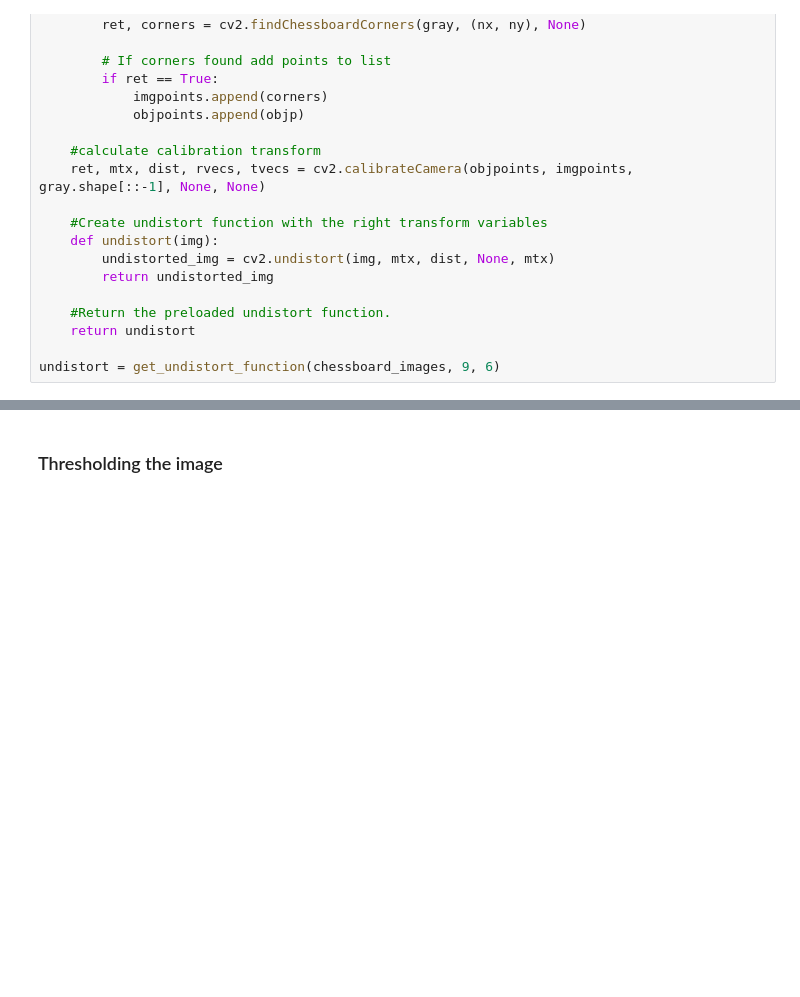
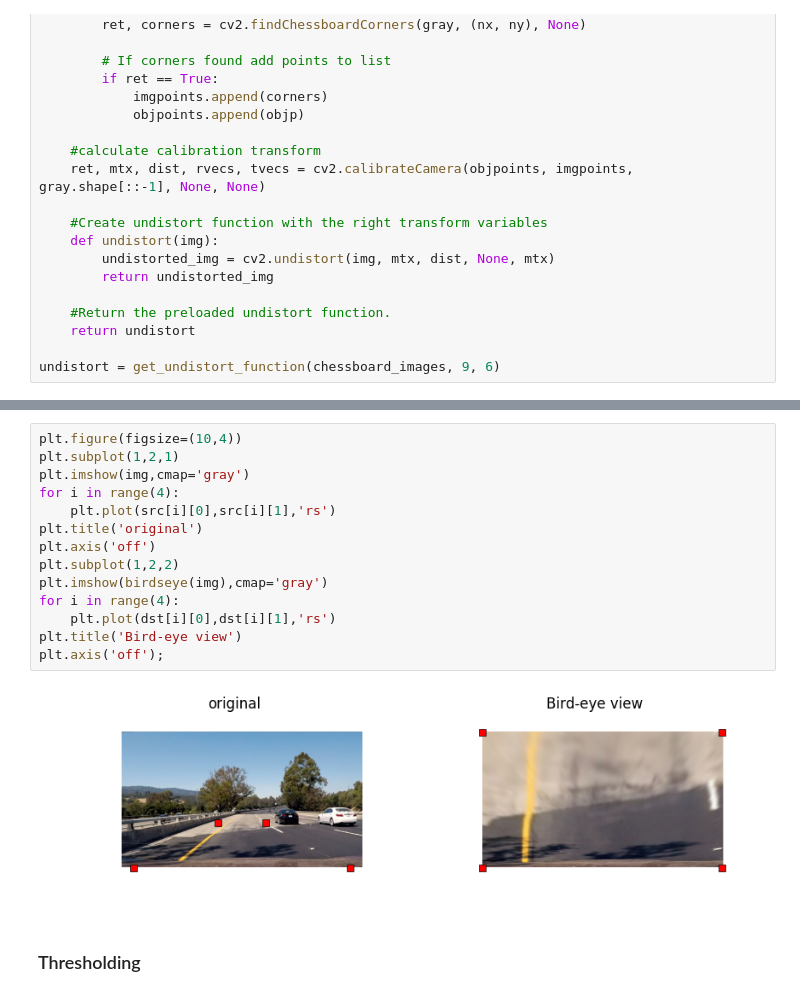
Before and after one commit to wroscoe/udacity_projects, a Jupyter notebook: P4_advanced_lanelines/Code and Writeup.ipynb, the cells around one changed output, grey strips where cells are left out. Cells and saved outputs as stored; diff of their text form; blank space fills up the shorter version.

```diff
--- a/P4_advanced_lanelines/Code and Writeup.ipynb
+++ b/P4_advanced_lanelines/Code and Writeup.ipynb
@@ -88,3 +127,19 @@ plt.imshow(dst)
+# %%
+plt.figure(figsize=(10,4))
+plt.subplot(1,2,1)
+plt.imshow(img,cmap='gray')
+for i in range(4):
+    plt.plot(src[i][0],src[i][1],'rs')
+plt.title('original')
+plt.axis('off')
+plt.subplot(1,2,2)
+plt.imshow(birdseye(img),cmap='gray')
+for i in range(4):
+    plt.plot(dst[i][0],dst[i][1],'rs')
+plt.title('Bird-eye view')
+plt.axis('off');
+# %% [output]
+[figure, added]
 # %% [markdown]
-### Thresholding the image
+### Thresholding
 # %%
```
Also changed, not shown: parts of 18 cells of this notebook.
